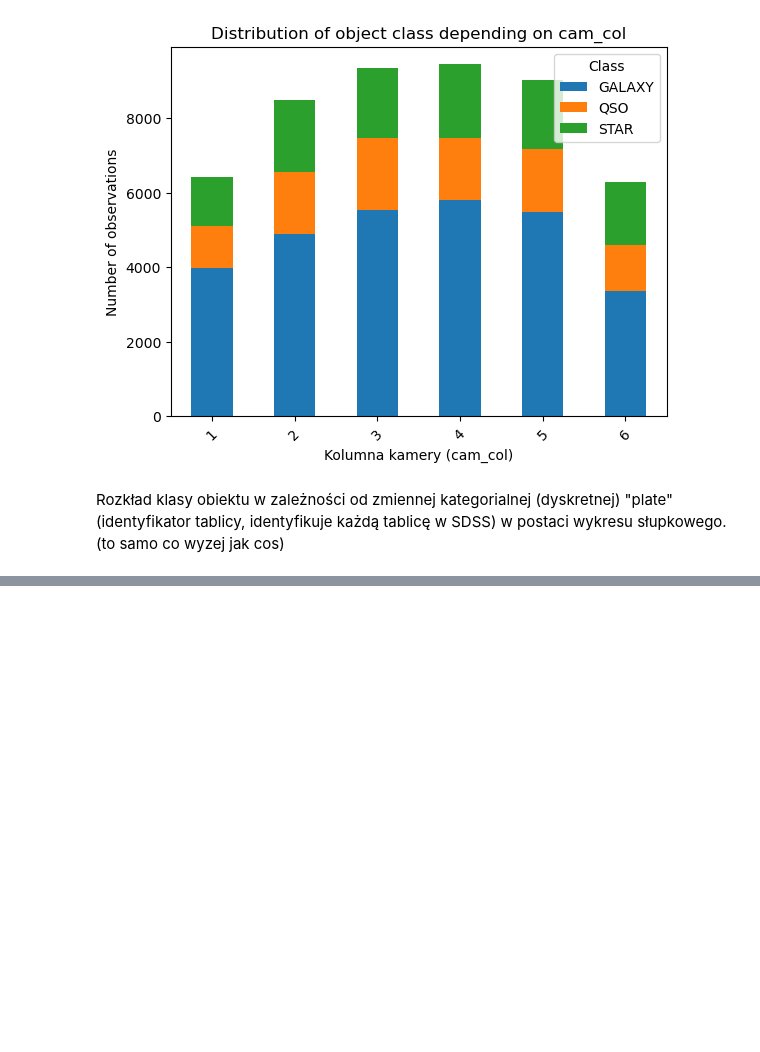
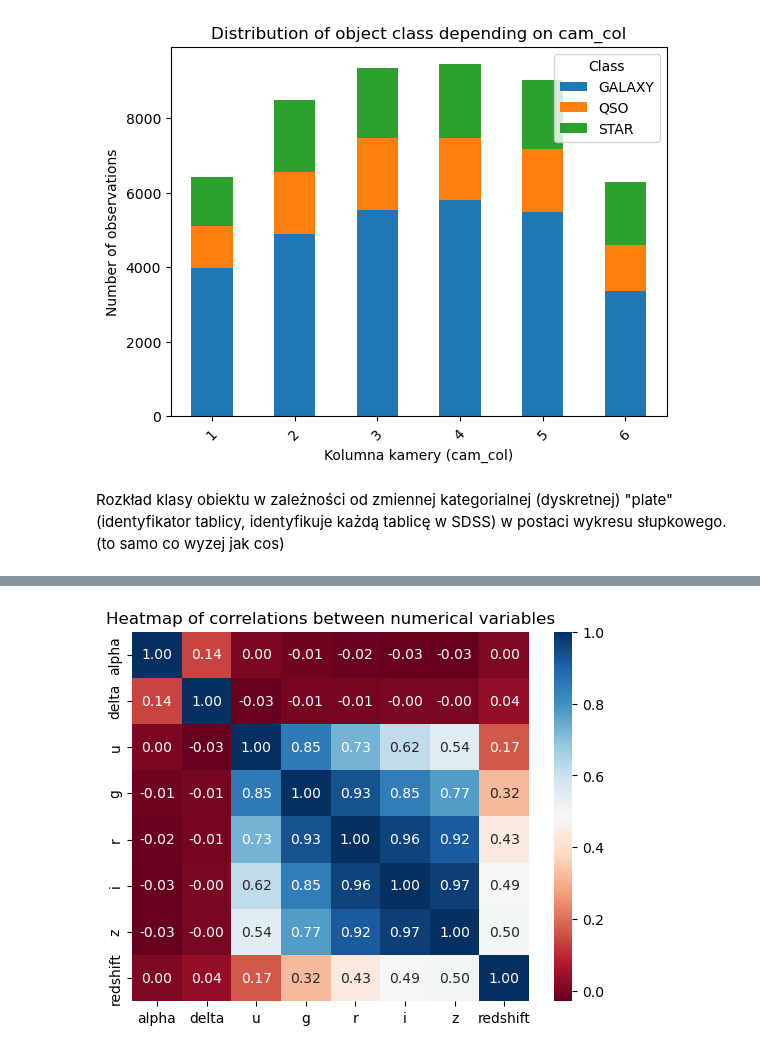
Before and after one commit to GasparSekula/StellarClassificationML, a Jupyter notebook: budowa_krok_1_4.ipynb, the cells around one changed output, grey strips where cells are left out. Saved outputs shown, nothing was run; the diff lists cells and outputs as text; code cells hidden in the pictures; blank space fills up the shorter version.

```diff
--- a/budowa_krok_1_4.ipynb
+++ b/budowa_krok_1_4.ipynb
@@ -176,0 +225,8 @@ Rozkład klasy obiektu w zależności od zmiennej kategorialnej (dyskretnej) "pl
+# %%
+numerical_columns = ["alpha", "delta", "u", "g", "r", "i", "z", "redshift"]
+corr = train_df[numerical_columns].corr()   # korelacje między zmiennymi
+sns.heatmap(corr, annot = True, cmap = "RdBu", fmt = ".2f")
+plt.title("Heatmap of correlations between numerical variables")
+plt.show()
+# %% [output]
+[figure, added]
```
Also changed, not shown: parts of 12 cells of this notebook.
